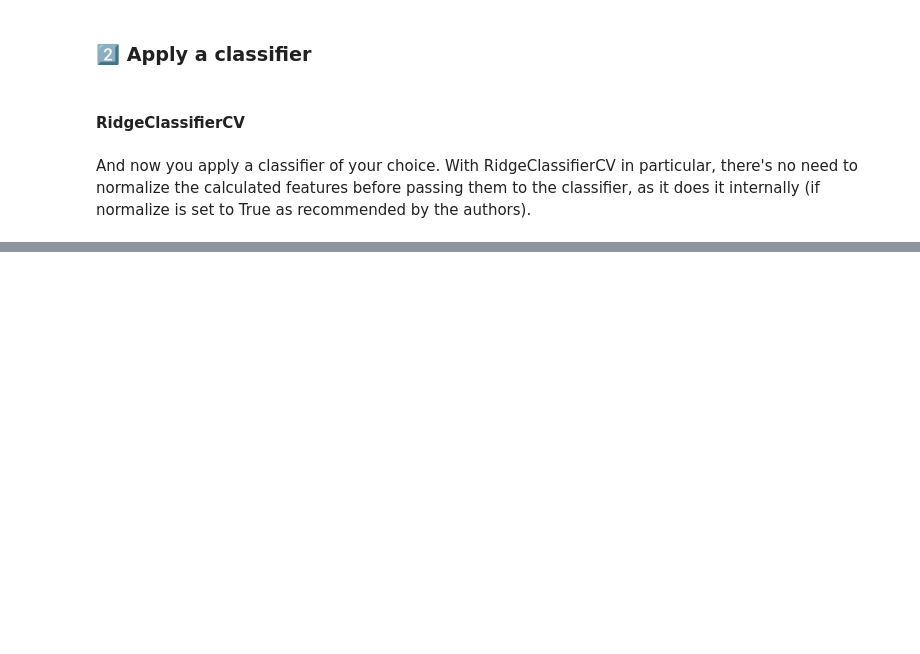
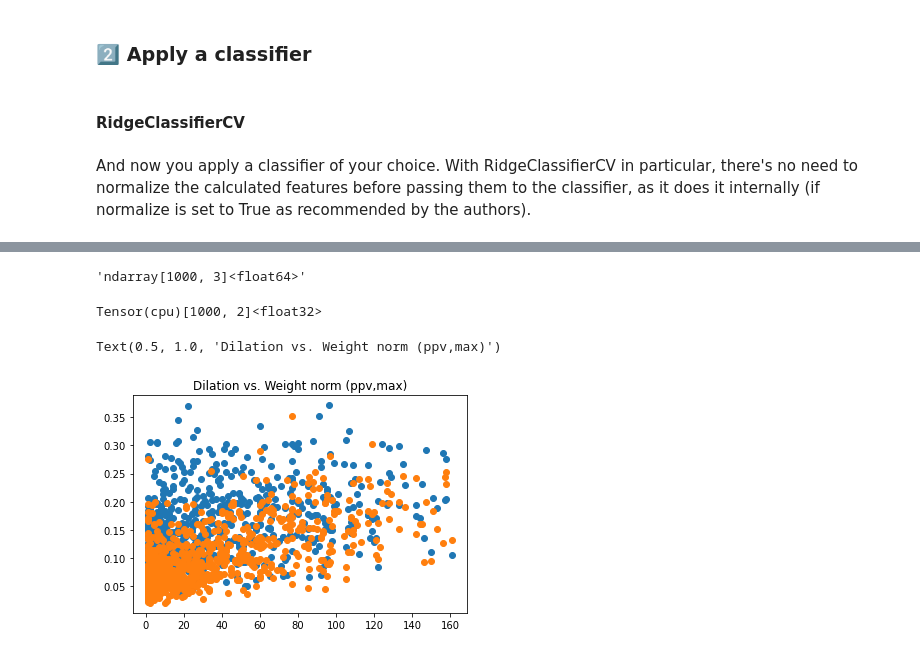
Before and after one commit to earthspecies/library, a Jupyter notebook: ROCKET_Sound/MacaqueROCKET.ipynb, the cells around one changed output, grey strips where cells are left out. Cells and saved outputs as stored; diff of their text form; code cells hidden in the pictures; blank space fills up the shorter version.

```diff
--- a/ROCKET_Sound/MacaqueROCKET.ipynb
+++ b/ROCKET_Sound/MacaqueROCKET.ipynb
@@ -404,0 +414,21 @@ learn = Learner(data, trainModel, loss_func=nn.CrossEntropyLoss(), metrics=[accu
+# %%
+#Let's look at the correlations between bias & dilation of conv1d's vs weights found in training.
+
+# First, get all the conv1d parameters into a numpy array. Inefficient but easy to work with.
+# The parameters are in columns, [kernel_size, dilation, bias]. rows correspond to each conv1d.
+# (BTW, it took me 5 minutes of experimentation to write this one line.)
+kdb = np.array([[c.kernel_size[0],c.dilation[0],c.bias.item()] for c in model.convs])
+t(kdb)
+# %% [output]
+'ndarray[1000, 3]<float64>'
+# %%
+dilations = kdb[:,1]
+biases = kdb[:,2]
+klengths = kdb[:,0]
+# %%
+# Next, get the weight norms over all categories, separated into max and ppv, that were found for each conv1d.
+w = trainModel[0].weight.data
+wn2col = w.norm(dim=0).view(-1,2).cpu() #Norm of weights on max is column 0. Norm of weights on ppv is column 2.
+print(t(wn2col))
+# %% [output]
+Tensor(cpu)[1000, 2]<float32>
@@ -404,0 +439,8 @@ learn = Learner(data, trainModel, loss_func=nn.CrossEntropyLoss(), metrics=[accu
+# %%
+plt.scatter(dilations, wn2col[:,1])
+plt.scatter(dilations, wn2col[:,0])
+plt.title('Dilation vs. Weight norm (ppv,max)')
+# Smaller dilations seem more important, with a peak at 20-40.
+# %% [output]
+Text(0.5, 1.0, 'Dilation vs. Weight norm (ppv,max)')
+[figure, added]
```
Also changed, not shown: parts of 36 cells of this notebook, 1 other file.
